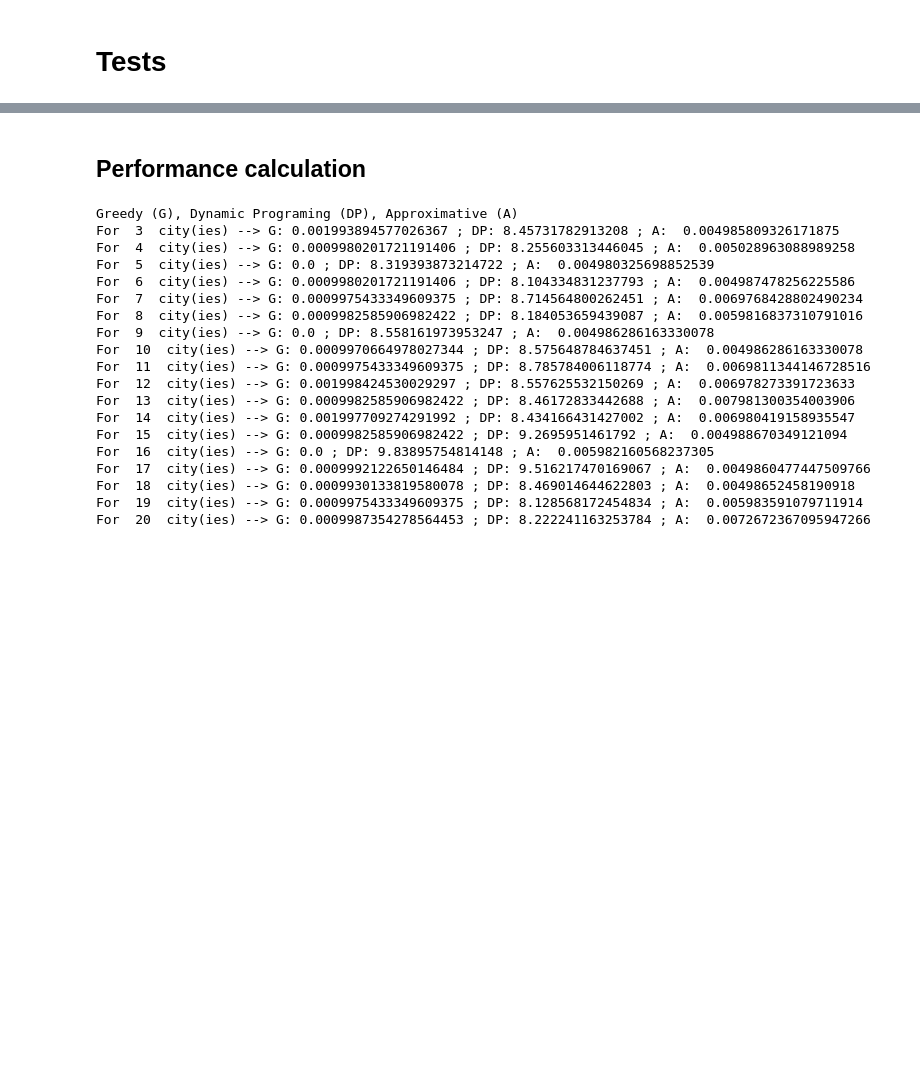
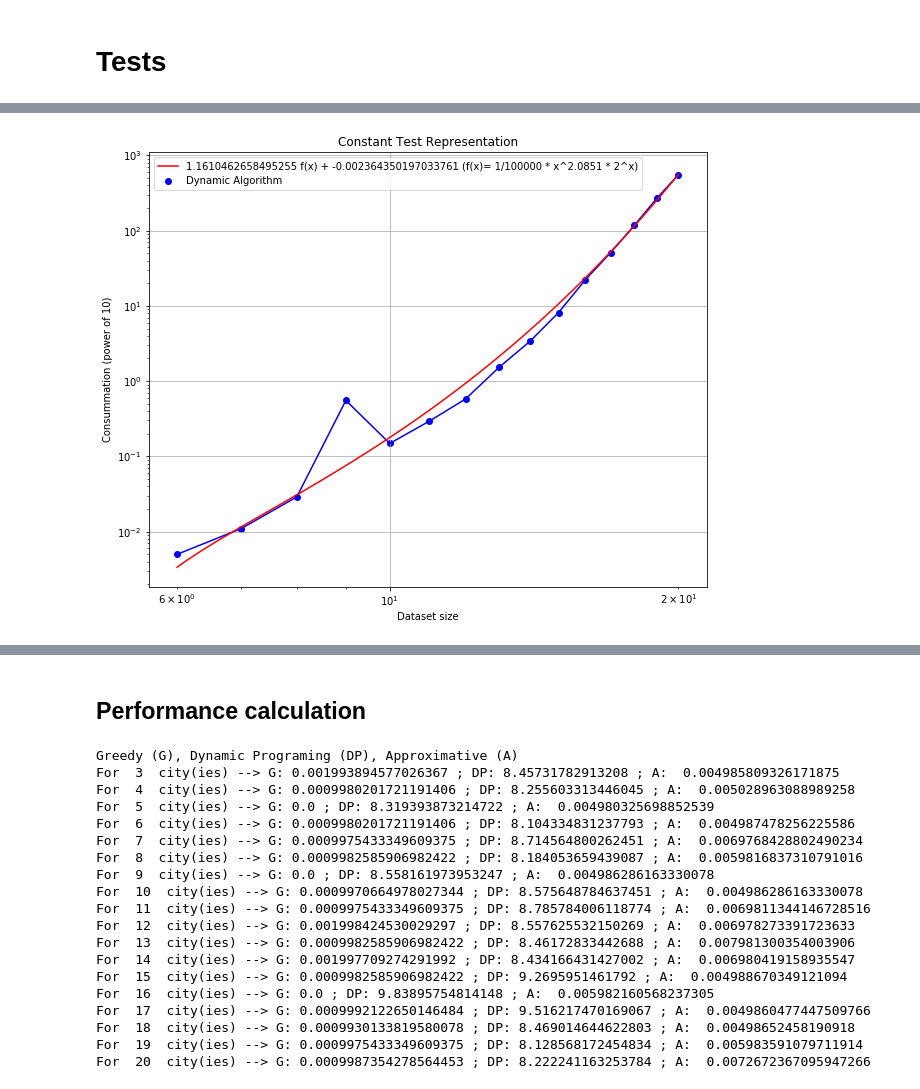
Before and after one commit to AlexandreMorinvil/inf8775, a Jupyter notebook: TP2_v2/solution_tp2.ipynb, the cells around one changed output, grey strips where cells are left out. Cells and saved outputs as stored; diff of their text form; code cells hidden in the pictures; blank space fills up the shorter version.

```diff
--- a/TP2_v2/solution_tp2.ipynb
+++ b/TP2_v2/solution_tp2.ipynb
@@ -516,11 +513,10 @@ def prune_prefix_path(path):
     for value in path:
         if value in encontered_values:
             continue
-        elif value == initial_value:
-            new_path.append(value)
         else:
             new_path.append(value)
             encontered_values.append(value)
+    new_path.append(0)
 
     return new_path
 # %%
@@ -616,3 +703,30 @@ SUCCESS : Data generation with 17 cities
 SUCCESS : Data generation with 18 cities
 SUCCESS : Data generation with 19 cities
 SUCCESS : Data generation with 20 cities
+# %%
+list_city_count_dynamic = []
+list_time_dynamic = []
+
+list_city_count_greedy = []
+list_time_greedy = []
+
+list_city_count_approximative = []
+list_time_approximative = []
+
+print('Dynamic Programing (DP)')
+for data in dynamic_cities_data_list:
+
+    solution_dynamic, distance_dynamic, time_dynamic = dynamic_programming_solve(data, must_compute_time=True)
+    solution_greedy, distance_greedy, time_greedy = greedy_solve(data, must_compute_time=True)
+    solution_approximative, distance_approximative, time_approximative = approximative_solve(data, must_compute_time=True)
+
+    list_city_count_dynamic.append(len(data))
+    list_time_dynamic.append(time_dynamic)
+
+    list_city_count_greedy.append(len(data))
+    list_time_greedy.append(time_greedy)
+
+    list_city_count_approximative.append(len(data))
+    list_time_approximative.append(time_approximative)
+
+    print(len(data), time_dynamic, distance_dynamic, time_greedy, distance_greedy, time_approximative, distance_approximative)
@@ -618,0 +750,13 @@ SUCCESS : Data generation with 20 cities
+# %%
+# Funtions
+def exponential_comparison_function(x):
+    return 1/100000 * x * 2.0851 ** x
+# %%
+# We have reasons to believe that the function is of the order O(n^2)
+perform_constant_test(x_exp=list_city_count_dynamic,
+                      y_exp=list_time_dynamic,
+                      label="Dynamic Algorithm",
+                      function=exponential_comparison_function,
+                      function_title='f(x)= 1/100000 * x^2.0851 * 2^x')
+# %% [output]
+[figure, added]
```
Also changed, not shown: parts of 31 cells of this notebook, 25 other files.
